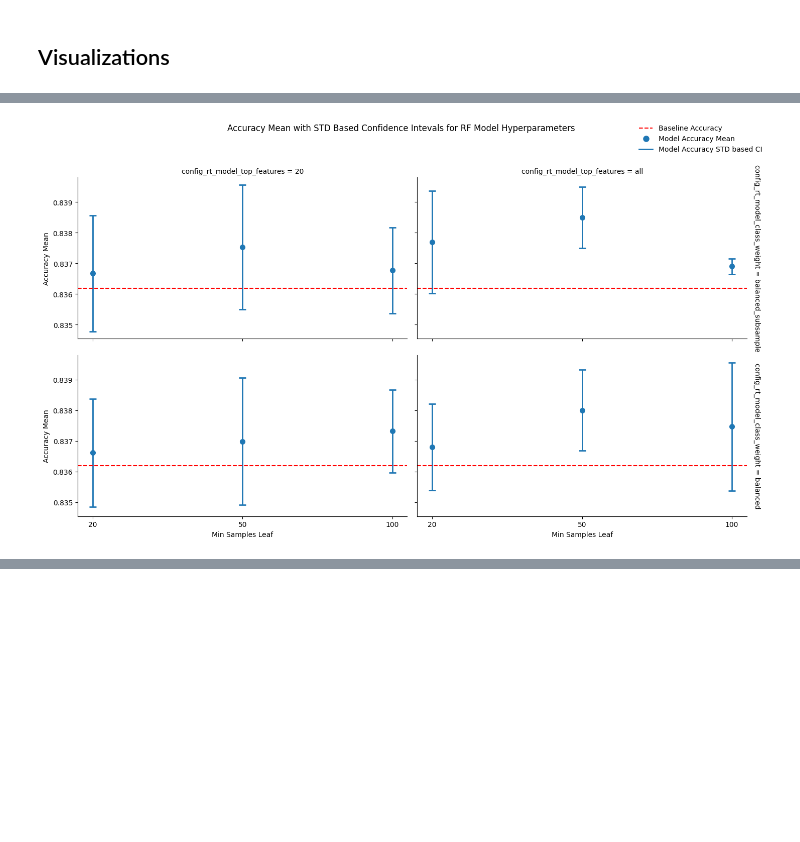
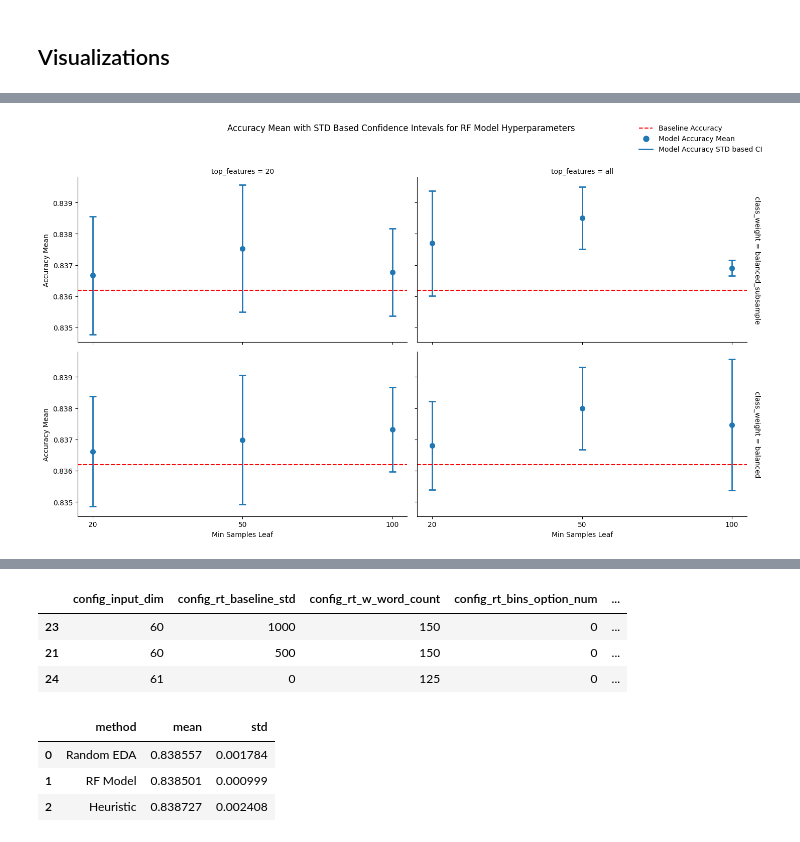
Before and after one commit to maayan-aytek/RtHumanChoicePredictionNLP, a Jupyter notebook: Notebooks_maayan-aytek/our_analyze_results.ipynb, the cells around one changed output, grey strips where cells are left out. Cells and saved outputs as stored; diff of their text form; code cells hidden in the pictures; blank space fills up the shorter version.

Commit message:
reaction_time_model

```diff
--- a/Notebooks_maayan-aytek/our_analyze_results.ipynb
+++ b/Notebooks_maayan-aytek/our_analyze_results.ipynb
@@ -221,29 +274,26 @@ Passing `palette` without assigning `hue` is deprecated and will be removed in v
 # %%
-import pandas as pd
-import matplotlib.pyplot as plt
-import seaborn as sns
-
 models_df = models_df.sort_values(by='config_rt_model_min_samples_leaf')
 models_df['config_rt_model_min_samples_leaf'] = models_df['config_rt_model_min_samples_leaf'].astype('str')
-g = sns.FacetGrid(models_df, col="config_rt_model_top_features", row="config_rt_model_class_weight", margin_titles=True, height=4, aspect=1.5)
+models_df = models_df.rename(columns={"config_rt_model_class_weight": "class_weight", "config_rt_model_top_features": "top_features"})
+g = sns.FacetGrid(models_df, col="top_features", row="class_weight", margin_titles=True, height=4, aspect=1.5)
 
 def plot_with_baseline(data, **kwargs):
     plt.errorbar(data["config_rt_model_min_samples_leaf"], data["mean"], yerr=data["std"], fmt="o", capsize=5, elinewidth=2, markeredgewidth=2)
     plt.axhline(mean_baseline, linestyle='--', color='red', label='Baseline Accuracy')
 
 g.map_dataframe(plot_with_baseline)
 handles = [
     plt.Line2D([0], [0], color='red', linestyle='--', label='Baseline Accuracy'),
     plt.Line2D([0], [0], marker='o', color='w', markerfacecolor='tab:blue', markersize=10, label='Model Accuracy Mean'),
     plt.Line2D([0], [0], color='tab:blue', linestyle='-', linewidth=2, label='Model Accuracy STD based CI')
 ]
 g.add_legend(handles=handles, loc='upper right')
 g.fig.suptitle('Accuracy Mean with STD Based Confidence Intevals for RF Model Hyperparameters', y=1.05)
 g.set_axis_labels("Min Samples Leaf", "Accuracy Mean")
 plt.tight_layout()
 plt.show()
 # %% [output]
-[figure, old version]
+[figure, new version]
 # %%
 heurstic_df = pd.concat([heuristic1_df, heuristic2_df]).reset_index(drop=True)
 # %%
@@ -253,3 +303,28 @@ heurstic_df.sort_values("mean", ascending=False).head(3)
 | 30 | 500 | 800 | + | 0.838739 | 0.001797 | [0.8391955103973514, 0.8410532658... | 12 | ... |
 | 14 | 500 | 800 | + | 0.838632 | 0.001199 | [0.8401141721684653, 0.8393247337... | 19 | ... |
 | 24 | 500 | normal | + | 0.838568 | 0.001077 | [0.8390195174183207, 0.8379832168... | 11 | ... |
+# %%
+heuristic_rep_df.sort_values("mean", ascending=False).head(3)
+# %% [output]
+|  | config_input_dim | config_rt_baseline_std | config_rt_w_word_count | config_rt_bins_option_num | ... |
+| 23 | 60 | 1000 | 150 | 0 | ... |
+| 21 | 60 | 500 | 150 | 0 | ... |
+| 24 | 61 | 0 | 125 | 0 | ... |
+# %%
+best_random_df = random_rep_df.sort_values(by="mean", ascending=False).iloc[[0]]
+best_random_df['method'] = 'Random EDA'
+best_random_df = best_random_df[['method', 'mean', 'std']]
+best_heuristic_df = heuristic_rep_df.sort_values(by="mean", ascending=False).iloc[[0]]
+best_heuristic_df['method'] = 'Heuristic'
+best_heuristic_df = best_heuristic_df[['method', 'mean', 'std']]
+best_model_df = models_df.sort_values(by="mean", ascending=False).iloc[[0]]
+best_model_df['method'] = 'RF Model'
+best_model_df = best_model_df[['method', 'mean', 'std']]
+
+best_res_df = pd.concat([best_random_df, best_model_df, best_heuristic_df]).reset_index(drop=True)
+best_res_df
+# %% [output]
+|  | method | mean | std |
+| 0 | Random EDA | 0.838557 | 0.001784 |
+| 1 | RF Model | 0.838501 | 0.000999 |
+| 2 | Heuristic | 0.838727 | 0.002408 |
```
Also changed, not shown: parts of 10 cells of this notebook, 3 other files.
